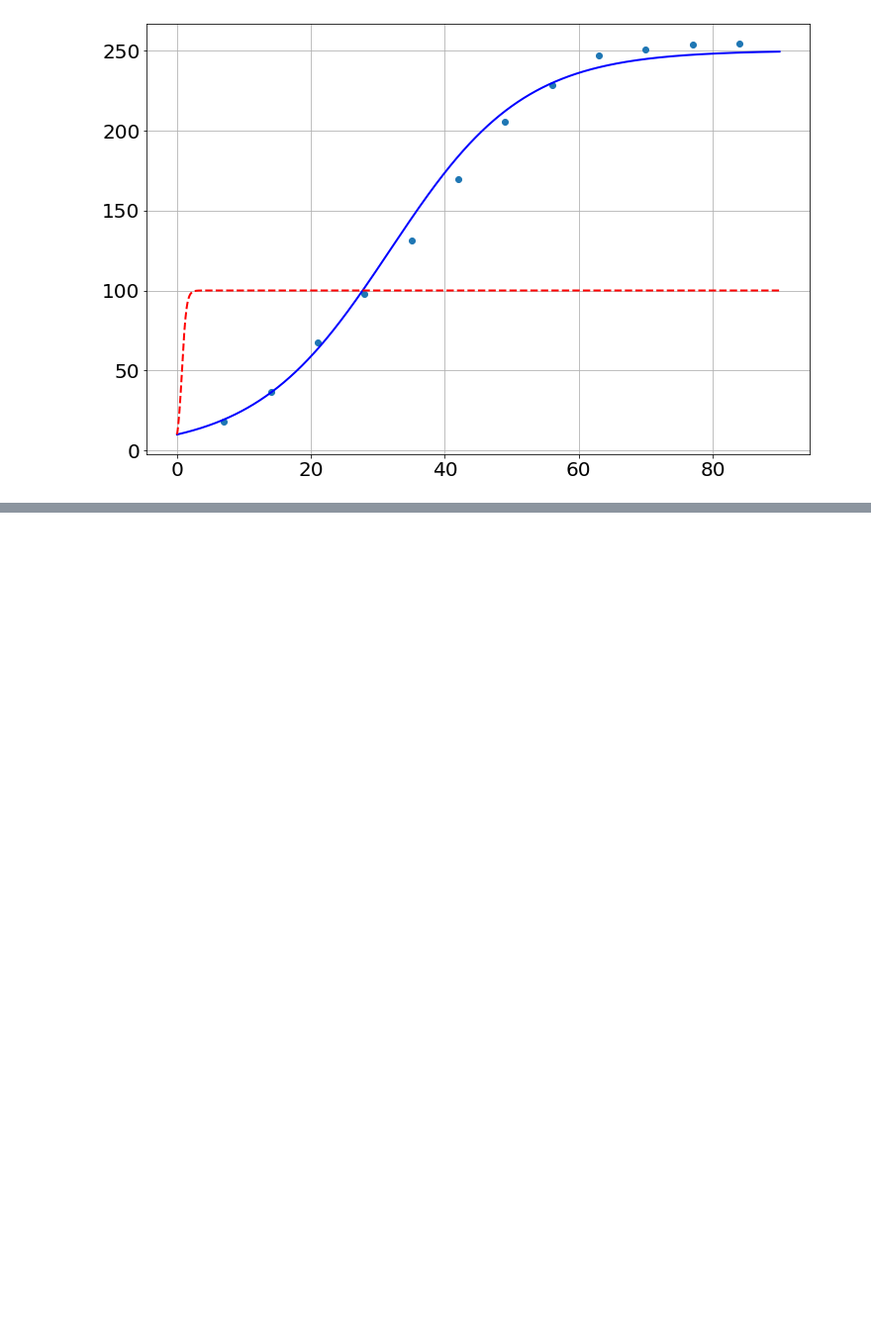
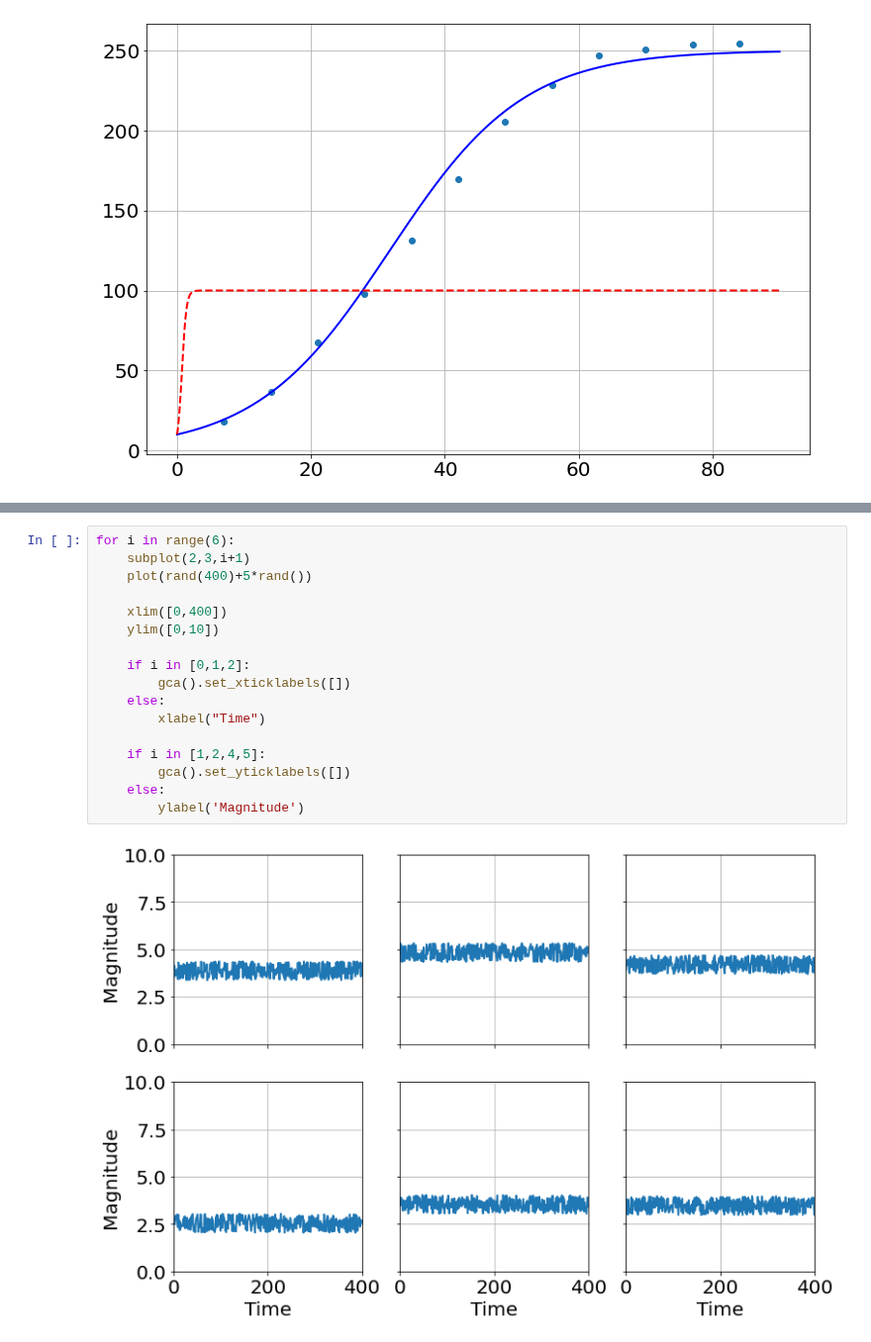
Before and after one commit to bblais/Computer-Programming-for-the-Sciences-Spring-2022, a Jupyter notebook: Sprint #3 - Parameter Fitting and Scientific Questions/2022-04-07 - Class.ipynb, the cells around one changed output, grey strips where cells are left out. Shown at 99% size. Saved outputs shown, nothing was run; the diff lists cells and outputs as text; blank space fills up the shorter version.

```diff
--- a/Sprint #3 - Parameter Fitting and Scientific Questions/2022-04-07 - Class.ipynb
+++ b/Sprint #3 - Parameter Fitting and Scientific Questions/2022-04-07 - Class.ipynb
@@ -62,0 +91,19 @@ plot(t2,y2,'r--')
+# %%
+for i in range(6):
+    subplot(2,3,i+1)
+    plot(rand(400)+5*rand())
+
+    xlim([0,400])
+    ylim([0,10])
+
+    if i in [0,1,2]:
+        gca().set_xticklabels([])
+    else:
+        xlabel("Time")
+
+    if i in [1,2,4,5]:
+        gca().set_yticklabels([])
+    else:
+        ylabel('Magnitude')
+# %% [output]
+[figure, added]
```
Also changed, not shown: parts of 2 cells of this notebook, 1 other file.
